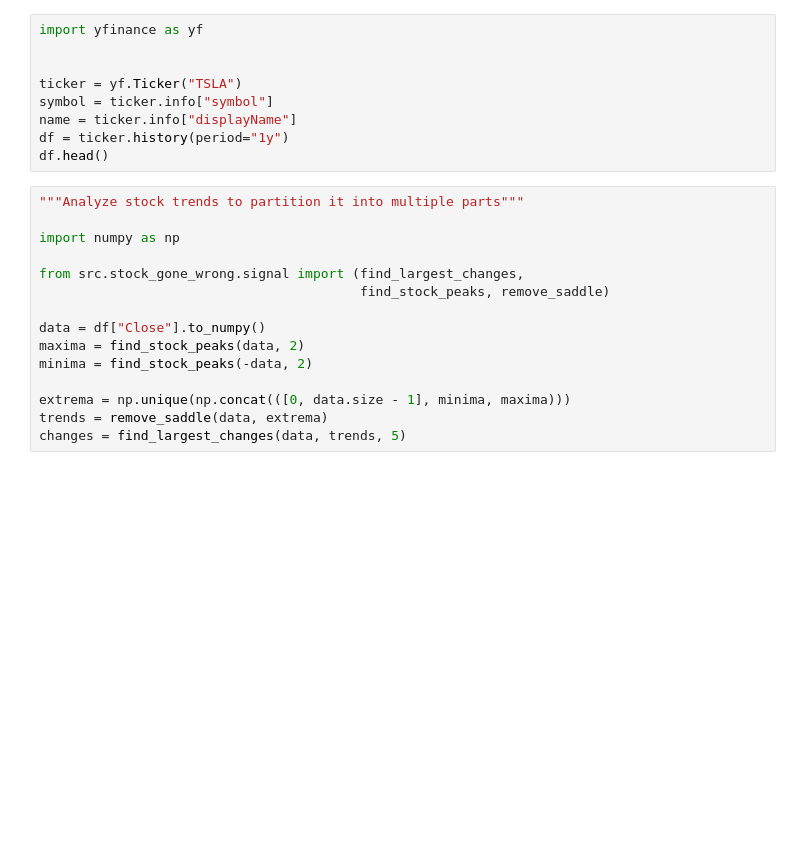
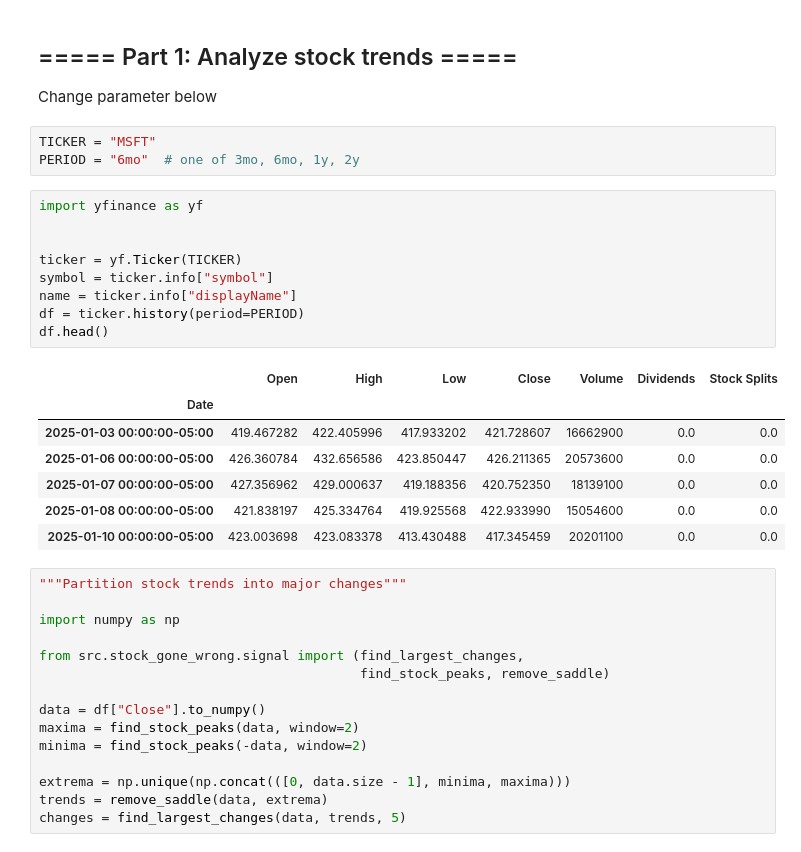
Before and after one commit to CyrusCKF/stock-gone-wrong, a Jupyter notebook: main.ipynb, the cells around one changed output. Drawn from its saved outputs; the diff is of its cells as text; blank space fills up the shorter version.

```diff
--- a/main.ipynb
+++ b/main.ipynb
@@ -1,14 +1,29 @@
+# %% [markdown]
+## ===== Part 1: Analyze stock trends =====
+
+Change parameter below
+# %%
+TICKER = "MSFT"
+PERIOD = "6mo"  # one of 3mo, 6mo, 1y, 2y
 # %%
 import yfinance as yf
 
 
-ticker = yf.Ticker("TSLA")
+ticker = yf.Ticker(TICKER)
 symbol = ticker.info["symbol"]
 name = ticker.info["displayName"]
-df = ticker.history(period="1y")
+df = ticker.history(period=PERIOD)
 df.head()
+# %% [output]
+|  | Open | High | Low | Close | Volume | Dividends | Stock Splits |
+| Date |  |  |  |  |  |  |  |
+| 2025-01-03 00:00:00-05:00 | 419.467282 | 422.405996 | 417.933202 | 421.728607 | 16662900 | 0.0 | 0.0 |
+| 2025-01-06 00:00:00-05:00 | 426.360784 | 432.656586 | 423.850447 | 426.211365 | 20573600 | 0.0 | 0.0 |
+| 2025-01-07 00:00:00-05:00 | 427.356962 | 429.000637 | 419.188356 | 420.752350 | 18139100 | 0.0 | 0.0 |
+| 2025-01-08 00:00:00-05:00 | 421.838197 | 425.334764 | 419.925568 | 422.933990 | 15054600 | 0.0 | 0.0 |
+| 2025-01-10 00:00:00-05:00 | 423.003698 | 423.083378 | 413.430488 | 417.345459 | 20201100 | 0.0 | 0.0 |
 # %%
-"""Analyze stock trends to partition it into multiple parts"""
+"""Partition stock trends into major changes"""
 
 import numpy as np
 
@@ -16,8 +31,8 @@ from src.stock_gone_wrong.signal import (find_largest_changes,
                                          find_stock_peaks, remove_saddle)
 
 data = df["Close"].to_numpy()
-maxima = find_stock_peaks(data, 2)
-minima = find_stock_peaks(-data, 2)
+maxima = find_stock_peaks(data, window=2)
+minima = find_stock_peaks(-data, window=2)
 
 extrema = np.unique(np.concat(([0, data.size - 1], minima, maxima)))
 trends = remove_saddle(data, extrema)
```
Also changed, not shown: parts of 8 cells of this notebook, 3 other files.
